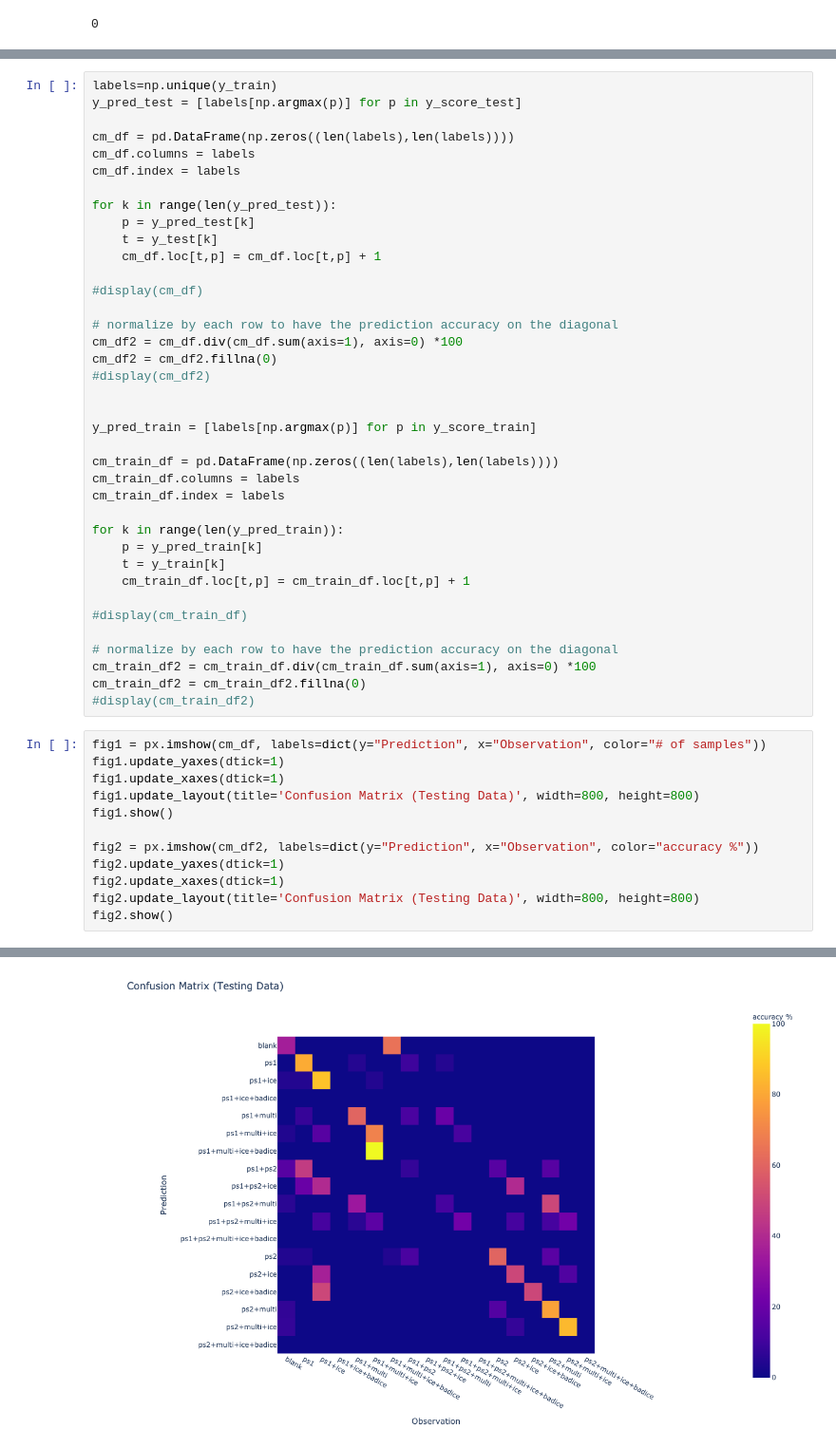
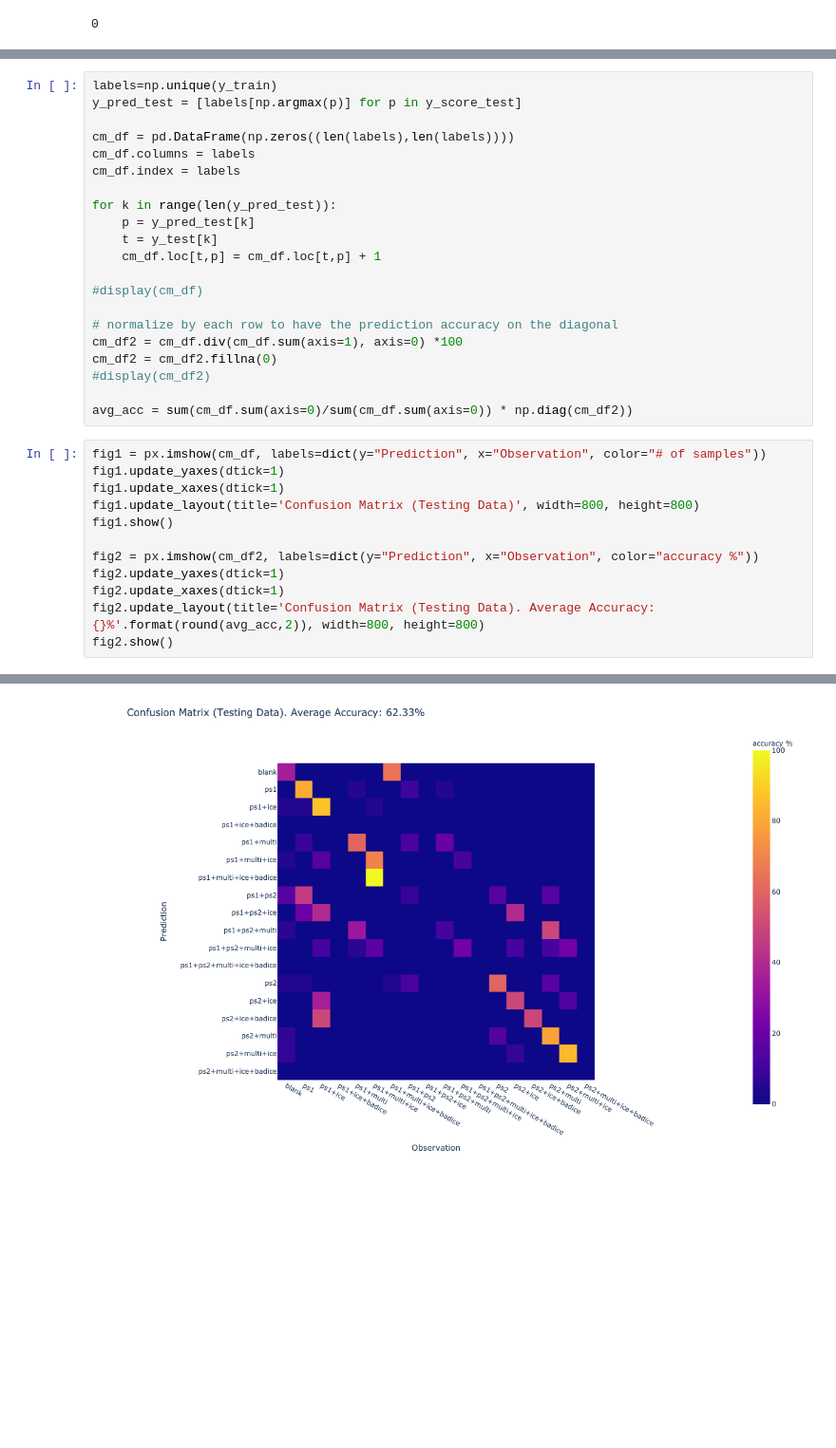
Before and after one commit to fengchenLBL/diffraction-ai, a Jupyter notebook: image_classification.ipynb, the cells around one changed output, grey strips where cells are left out. Shown at 95% size. Saved outputs shown, nothing was run; the diff lists cells and outputs as text; blank space fills up the shorter version.

Commit message:
updated auc-roc auc-pr confusion matrix and accuracy

```diff
--- a/image_classification.ipynb
+++ b/image_classification.ipynb
@@ -485,36 +485,19 @@ cm_df2 = cm_df.div(cm_df.sum(axis=1), axis=0) *100
 cm_df2 = cm_df2.fillna(0)
 #display(cm_df2)
 
-
-y_pred_train = [labels[np.argmax(p)] for p in y_score_train]
-
-cm_train_df = pd.DataFrame(np.zeros((len(labels),len(labels))))
-cm_train_df.columns = labels
-cm_train_df.index = labels
-
-for k in range(len(y_pred_train)):
-    p = y_pred_train[k]
-    t = y_train[k]
-    cm_train_df.loc[t,p] = cm_train_df.loc[t,p] + 1
-
-#display(cm_train_df)
-
-# normalize by each row to have the prediction accuracy on the diagonal
-cm_train_df2 = cm_train_df.div(cm_train_df.sum(axis=1), axis=0) *100
-cm_train_df2 = cm_train_df2.fillna(0)
-#display(cm_train_df2)
+avg_acc = sum(cm_df.sum(axis=0)/sum(cm_df.sum(axis=0)) * np.diag(cm_df2))
 # %%
 fig1 = px.imshow(cm_df, labels=dict(y="Prediction", x="Observation", color="# of samples"))
 fig1.update_yaxes(dtick=1)
 fig1.update_xaxes(dtick=1)
 fig1.update_layout(title='Confusion Matrix (Testing Data)', width=800, height=800)
 fig1.show()
 
 fig2 = px.imshow(cm_df2, labels=dict(y="Prediction", x="Observation", color="accuracy %"))
 fig2.update_yaxes(dtick=1)
 fig2.update_xaxes(dtick=1)
-fig2.update_layout(title='Confusion Matrix (Testing Data)', width=800, height=800)
+fig2.update_layout(title='Confusion Matrix (Testing Data). Average Accuracy: {}%'.format(round(avg_acc,2)), width=800, height=800)
 fig2.show()
 # %% [output]
 [figure]
-[figure, old version]
+[figure, new version]
```
Also changed, not shown: parts of 4 cells of this notebook.
